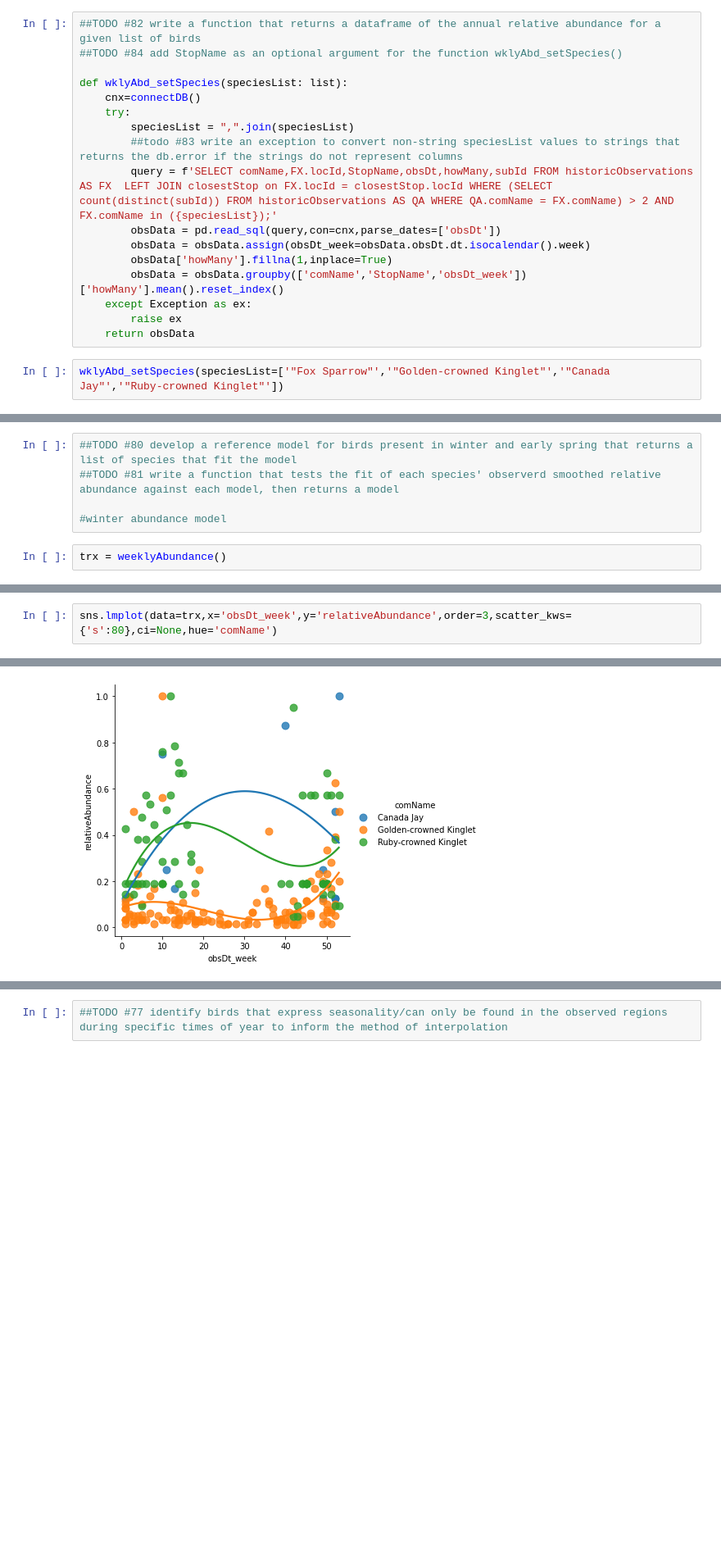
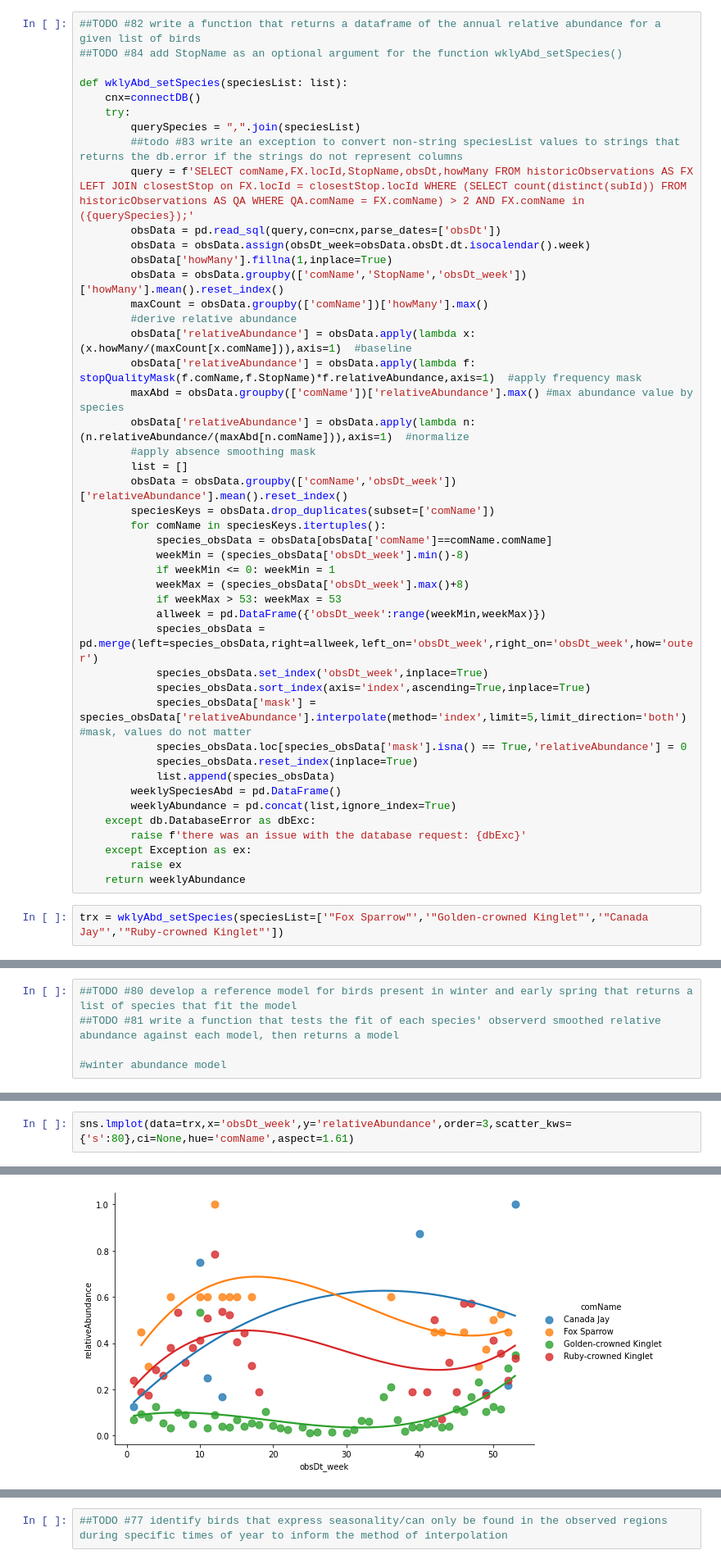
Before and after one commit to Tanag3r/trailheadDirect_birds, a Jupyter notebook: trailheadHabitat_analysis.ipynb, the cells around one changed output, grey strips where cells are left out. Shown at 82% size. Saved outputs shown, nothing was run; the diff lists cells and outputs as text; blank space fills up the shorter version.

Commit message:
issue 82 complete

```diff
--- a/trailheadHabitat_analysis.ipynb
+++ b/trailheadHabitat_analysis.ipynb
@@ -60,15 +60,43 @@ def weeklyAbundance():
 def wklyAbd_setSpecies(speciesList: list):
     cnx=connectDB()
     try:
-        speciesList = ",".join(speciesList)
+        querySpecies = ",".join(speciesList)
         ##todo #83 write an exception to convert non-string speciesList values to strings that returns the db.error if the strings do not represent columns
-        query = f'SELECT comName,FX.locId,StopName,obsDt,howMany,subId FROM historicObservations AS FX  LEFT JOIN closestStop on FX.locId = closestStop.locId WHERE (SELECT count(distinct(subId)) FROM historicObservations AS QA WHERE QA.comName = FX.comName) > 2 AND FX.comName in ({speciesList});'
+        query = f'SELECT comName,FX.locId,StopName,obsDt,howMany FROM historicObservations AS FX  LEFT JOIN closestStop on FX.locId = closestStop.locId WHERE (SELECT count(distinct(subId)) FROM historicObservations AS QA WHERE QA.comName = FX.comName) > 2 AND FX.comName in ({querySpecies});'
         obsData = pd.read_sql(query,con=cnx,parse_dates=['obsDt'])
         obsData = obsData.assign(obsDt_week=obsData.obsDt.dt.isocalendar().week)
         obsData['howMany'].fillna(1,inplace=True)
         obsData = obsData.groupby(['comName','StopName','obsDt_week'])['howMany'].mean().reset_index()
+        maxCount = obsData.groupby(['comName'])['howMany'].max()
+        #derive relative abundance
+        obsData['relativeAbundance'] = obsData.apply(lambda x: (x.howMany/(maxCount[x.comName])),axis=1)  #baseline
+        obsData['relativeAbundance'] = obsData.apply(lambda f: stopQualityMask(f.comName,f.StopName)*f.relativeAbundance,axis=1)  #apply frequency mask
+        maxAbd = obsData.groupby(['comName'])['relativeAbundance'].max() #max abundance value by species
+        obsData['relativeAbundance'] = obsData.apply(lambda n: (n.relativeAbundance/(maxAbd[n.comName])),axis=1)  #normalize
+        #apply absence smoothing mask
+        list = []
+        obsData = obsData.groupby(['comName','obsDt_week'])['relativeAbundance'].mean().reset_index()
+        speciesKeys = obsData.drop_duplicates(subset=['comName'])
+        for comName in speciesKeys.itertuples():
+            species_obsData = obsData[obsData['comName']==comName.comName]
+            weekMin = (species_obsData['obsDt_week'].min()-8)
+            if weekMin <= 0: weekMin = 1
+            weekMax = (species_obsData['obsDt_week'].max()+8)
+            if weekMax > 53: weekMax = 53
+            allweek = pd.DataFrame({'obsDt_week':range(weekMin,weekMax)})
+            species_obsData = pd.merge(left=species_obsData,right=allweek,left_on='obsDt_week',right_on='obsDt_week',how='outer')
+            species_obsData.set_index('obsDt_week',inplace=True)
+            species_obsData.sort_index(axis='index',ascending=True,inplace=True)
+            species_obsData['mask'] = species_obsData['relativeAbundance'].interpolate(method='index',limit=5,limit_direction='both')  #mask, values do not matter
+            species_obsData.loc[species_obsData['mask'].isna() == True,'relativeAbundance'] = 0
+            species_obsData.reset_index(inplace=True)
+            list.append(species_obsData)
+        weeklySpeciesAbd = pd.DataFrame()
+        weeklyAbundance = pd.concat(list,ignore_index=True)
+    except db.DatabaseError as dbExc:
+        raise f'there was an issue with the database request: {dbExc}'
     except Exception as ex:
         raise ex
-    return obsData
+    return weeklyAbundance
 # %%
-wklyAbd_setSpecies(speciesList=['"Fox Sparrow"','"Golden-crowned Kinglet"','"Canada Jay"','"Ruby-crowned Kinglet"'])
+trx = wklyAbd_setSpecies(speciesList=['"Fox Sparrow"','"Golden-crowned Kinglet"','"Canada Jay"','"Ruby-crowned Kinglet"'])
@@ -91,8 +105,6 @@ wklyAbd_setSpecies(speciesList=['"Fox Sparrow"','"Golden-crowned Kinglet"','"Can
 ##TODO #81 write a function that tests the fit of each species' observerd smoothed relative abundance against each model, then returns a model
 
 #winter abundance model
-# %%
-trx = weeklyAbundance()
 # %%
 sns.relplot(data=trx,hue='comName',x='obsDt_week',y='relativeAbundance',aspect=1.61)
 # %% [output]
@@ -101,8 +113,8 @@ sns.relplot(data=trx,hue='comName',x='obsDt_week',y='relativeAbundance',aspect=1
 # %%
-sns.lmplot(data=trx,x='obsDt_week',y='relativeAbundance',order=3,scatter_kws={'s':80},ci=None,hue='comName')
+sns.lmplot(data=trx,x='obsDt_week',y='relativeAbundance',order=3,scatter_kws={'s':80},ci=None,hue='comName',aspect=1.61)
 # %% [output]
 <seaborn.axisgrid.FacetGrid at 0x...>
-[figure, old version]
+[figure, new version]
 # %% [markdown]
 Forecasting Architecture:
 
```
Also changed, not shown: parts of 2 cells of this notebook.
